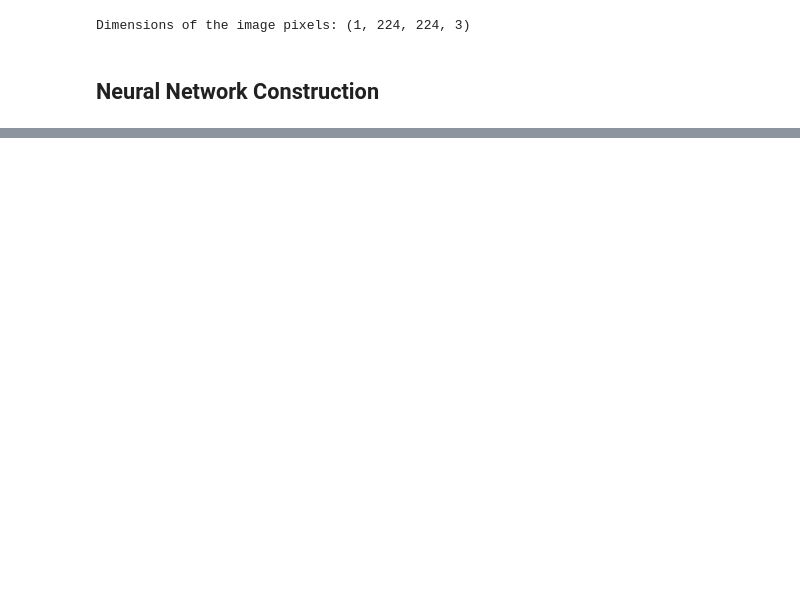
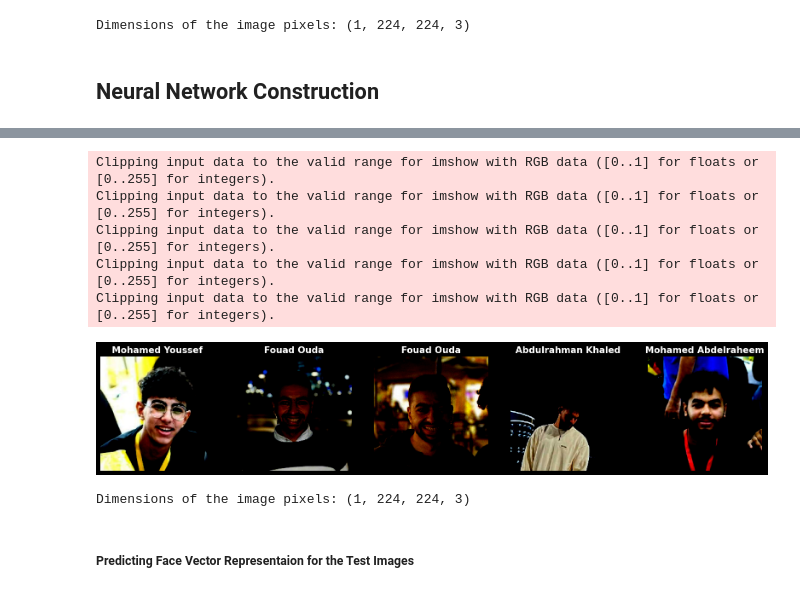
Before and after one commit to AIBabyTeaching/deep-learning-project-Momad-Y, a Jupyter notebook: Celebrity Look a Like CNN DL Project.ipynb, the cells around one changed output, grey strips where cells are left out. Cells and saved outputs as stored; diff of their text form; code cells hidden in the pictures; blank space fills up the shorter version.

```diff
--- a/Celebrity Look a Like CNN DL Project.ipynb
+++ b/Celebrity Look a Like CNN DL Project.ipynb
@@ -589,0 +911,29 @@ Dimensions of the image pixels: (1, 224, 224, 3)
+# %%
+# Displaying 5 random normalized test images
+plt.figure(figsize=(20, 6))
+
+# Selecting 5 unique random indices
+random_indices = np.random.choice(test_df.index, size=5, replace=False)
+
+for i, random_index in enumerate(random_indices):
+    img_pixels = test_df["Normalized Image Pixels"][random_index]
+    img_pixels = img_pixels[0]  # Removing the extra dimension
+    img_pixels = cv2.cvtColor(img_pixels, cv2.COLOR_BGR2RGB)  # Apply color conversion
+    plt.subplot(1, 5, i + 1)
+    plt.imshow(img_pixels)
+    plt.title(test_df["Name"][random_index], fontsize=15, fontweight="bold")
+    plt.axis("off")
+# %% [output]
+Clipping input data to the valid range for imshow with RGB data ([0..1] for floats or [0..255] for integers).
+Clipping input data to the valid range for imshow with RGB data ([0..1] for floats or [0..255] for integers).
+Clipping input data to the valid range for imshow with RGB data ([0..1] for floats or [0..255] for integers).
+Clipping input data to the valid range for imshow with RGB data ([0..1] for floats or [0..255] for integers).
+Clipping input data to the valid range for imshow with RGB data ([0..1] for floats or [0..255] for integers).
+[figure, added]
+# %%
+# Showing the dimensions of the image pixels
+print("Dimensions of the image pixels:", test_df["Normalized Image Pixels"][2].shape)
+# %% [output]
+Dimensions of the image pixels: (1, 224, 224, 3)
+# %% [markdown]
+##### Predicting Face Vector Representaion for the Test Images
```
Also changed, not shown: parts of 49 cells of this notebook.
